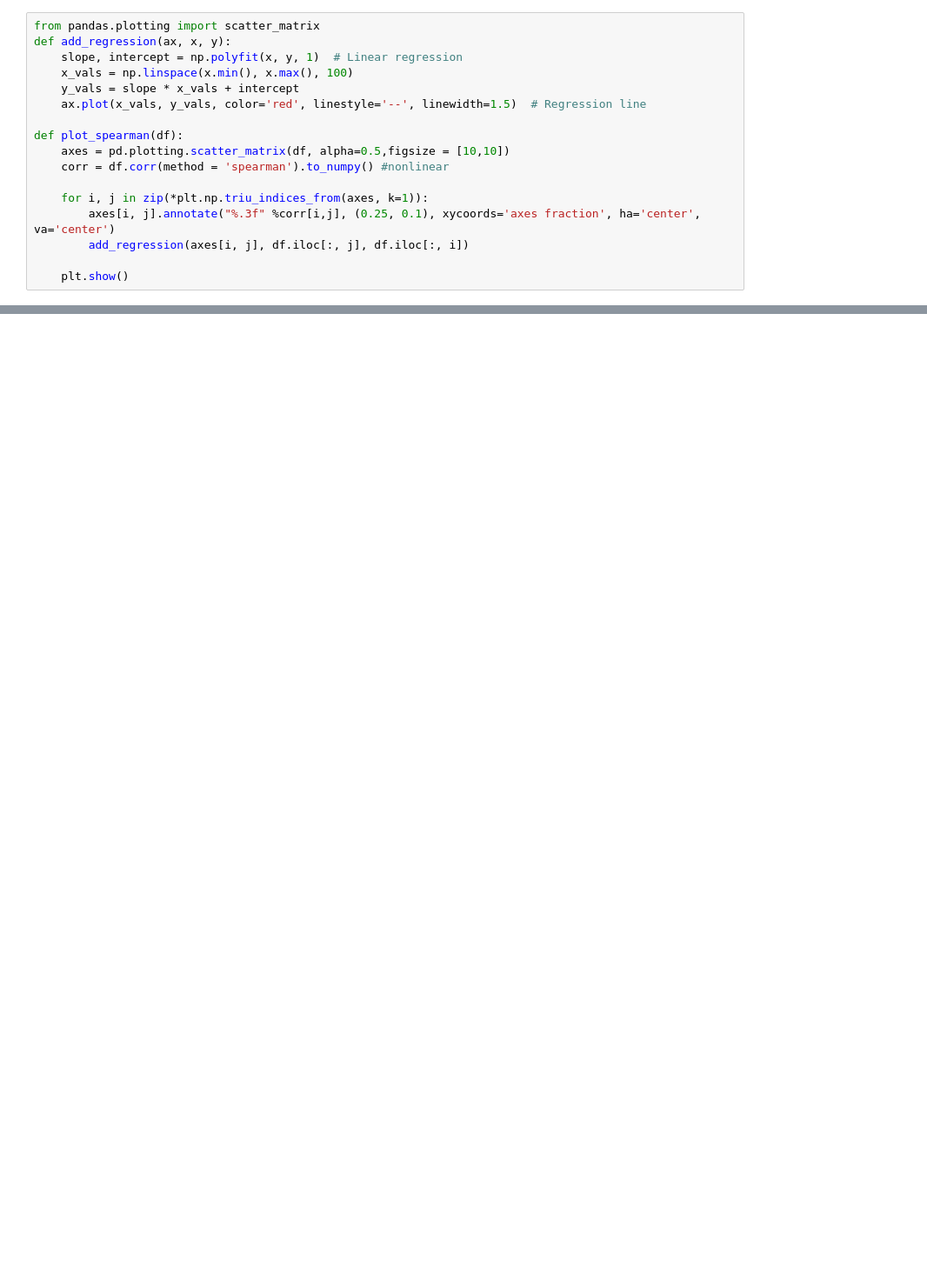
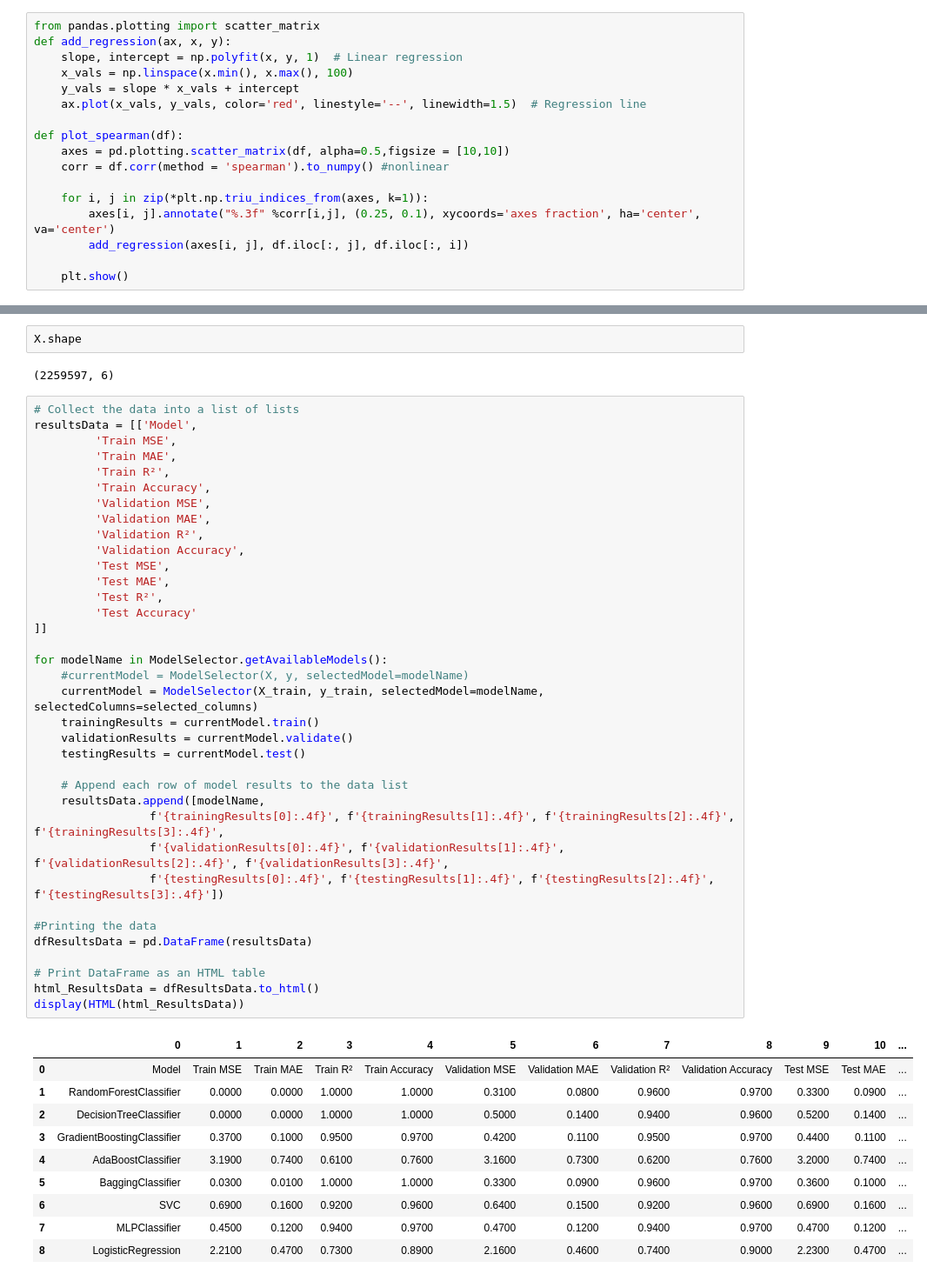
Before and after one commit to isralennon/MSAAI530, a Jupyter notebook: HAR70_Exploration.ipynb, the cells around one changed output, grey strips where cells are left out. Shown at 87% size. Drawn from its saved outputs; the diff is of its cells as text; blank space fills up the shorter version.

```diff
--- a/HAR70_Exploration.ipynb
+++ b/HAR70_Exploration.ipynb
@@ -163,0 +378,51 @@ plt.show()
+# %%
+X.shape
+# %% [output]
+(2259597, 6)
+# %%
+# Collect the data into a list of lists
+resultsData = [['Model',
+         'Train MSE',
+         'Train MAE',
+         'Train R²',
+         'Train Accuracy',
+         'Validation MSE',
+         'Validation MAE',
+         'Validation R²',
+         'Validation Accuracy',
+         'Test MSE',
+         'Test MAE',
+         'Test R²',
+         'Test Accuracy'
+]]
+
+for modelName in ModelSelector.getAvailableModels():
+    #currentModel = ModelSelector(X, y, selectedModel=modelName)
+    currentModel = ModelSelector(X_train, y_train, selectedModel=modelName, selectedColumns=selected_columns)
+    trainingResults = currentModel.train()
+    validationResults = currentModel.validate()
+    testingResults = currentModel.test()
+
+    # Append each row of model results to the data list
+    resultsData.append([modelName,
+                 f'{trainingResults[0]:.4f}', f'{trainingResults[1]:.4f}', f'{trainingResults[2]:.4f}', f'{trainingResults[3]:.4f}',
+                 f'{validationResults[0]:.4f}', f'{validationResults[1]:.4f}', f'{validationResults[2]:.4f}', f'{validationResults[3]:.4f}',
+                 f'{testingResults[0]:.4f}', f'{testingResults[1]:.4f}', f'{testingResults[2]:.4f}', f'{testingResults[3]:.4f}'])
+
+#Printing the data
+dfResultsData = pd.DataFrame(resultsData)
+
+# Print DataFrame as an HTML table
+html_ResultsData = dfResultsData.to_html()
+display(HTML(html_ResultsData))
+# %% [output]
+|  | 0 | 1 | 2 | 3 | 4 | 5 | 6 | 7 | 8 | 9 | 10 | ... |
+| 0 | Model | Train MSE | Train MAE | Train R² | Train Accuracy | Validation MSE | Validation MAE | Validation R² | Validation Accuracy | Test MSE | Test MAE | ... |
+| 1 | RandomForestClassifier | 0.0000 | 0.0000 | 1.0000 | 1.0000 | 0.3100 | 0.0800 | 0.9600 | 0.9700 | 0.3300 | 0.0900 | ... |
+| 2 | DecisionTreeClassifier | 0.0000 | 0.0000 | 1.0000 | 1.0000 | 0.5000 | 0.1400 | 0.9400 | 0.9600 | 0.5200 | 0.1400 | ... |
+| 3 | GradientBoostingClassifier | 0.3700 | 0.1000 | 0.9500 | 0.9700 | 0.4200 | 0.1100 | 0.9500 | 0.9700 | 0.4400 | 0.1100 | ... |
+| 4 | AdaBoostClassifier | 3.1900 | 0.7400 | 0.6100 | 0.7600 | 3.1600 | 0.7300 | 0.6200 | 0.7600 | 3.2000 | 0.7400 | ... |
+| 5 | BaggingClassifier | 0.0300 | 0.0100 | 1.0000 | 1.0000 | 0.3300 | 0.0900 | 0.9600 | 0.9700 | 0.3600 | 0.1000 | ... |
+| 6 | SVC | 0.6900 | 0.1600 | 0.9200 | 0.9600 | 0.6400 | 0.1500 | 0.9200 | 0.9600 | 0.6900 | 0.1600 | ... |
+| 7 | MLPClassifier | 0.4500 | 0.1200 | 0.9400 | 0.9700 | 0.4700 | 0.1200 | 0.9400 | 0.9700 | 0.4700 | 0.1200 | ... |
+| 8 | LogisticRegression | 2.2100 | 0.4700 | 0.7300 | 0.8900 | 2.1600 | 0.4600 | 0.7400 | 0.9000 | 2.2300 | 0.4700 | ... |
```
Also changed, not shown: parts of 14 cells of this notebook.
